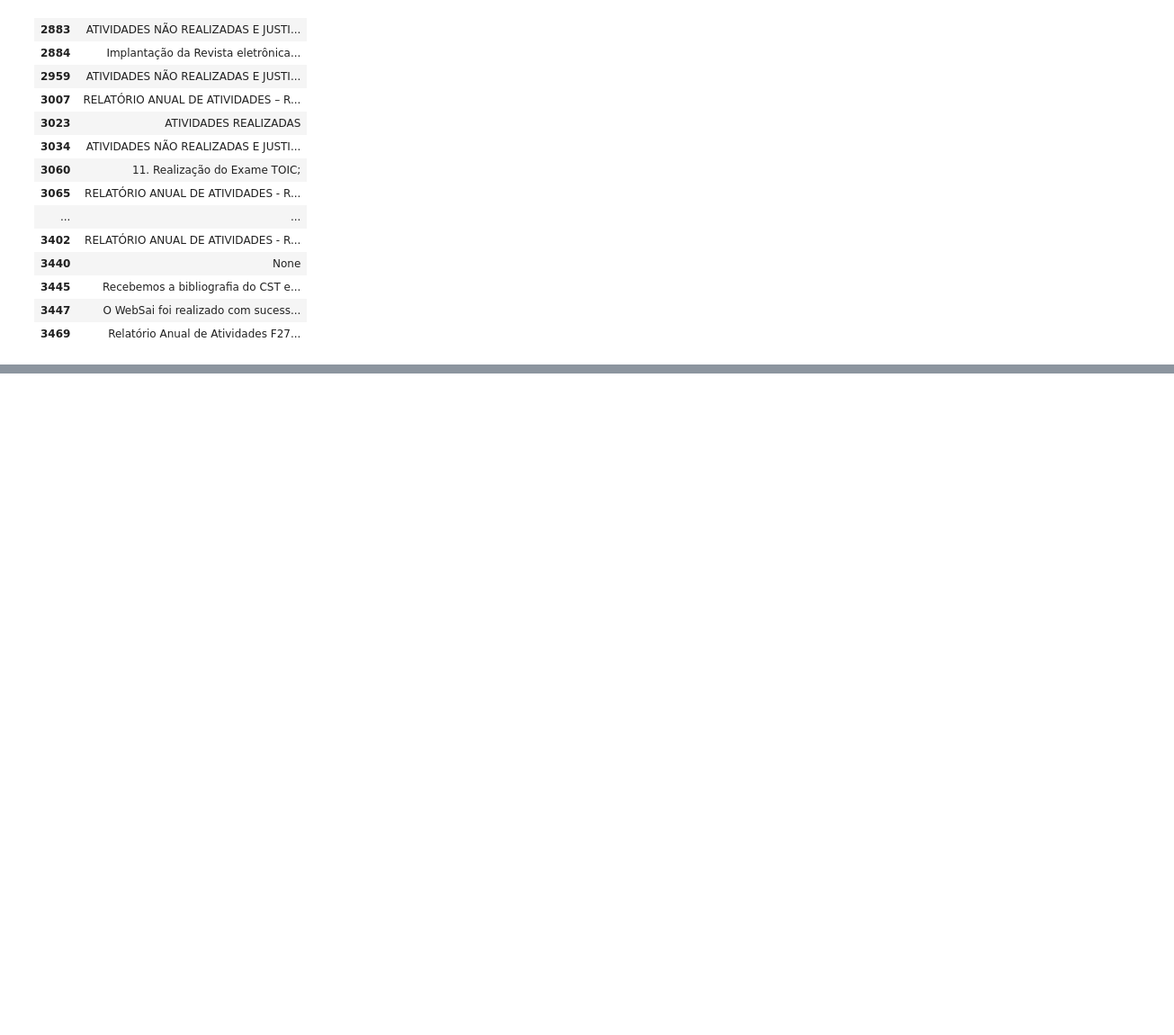
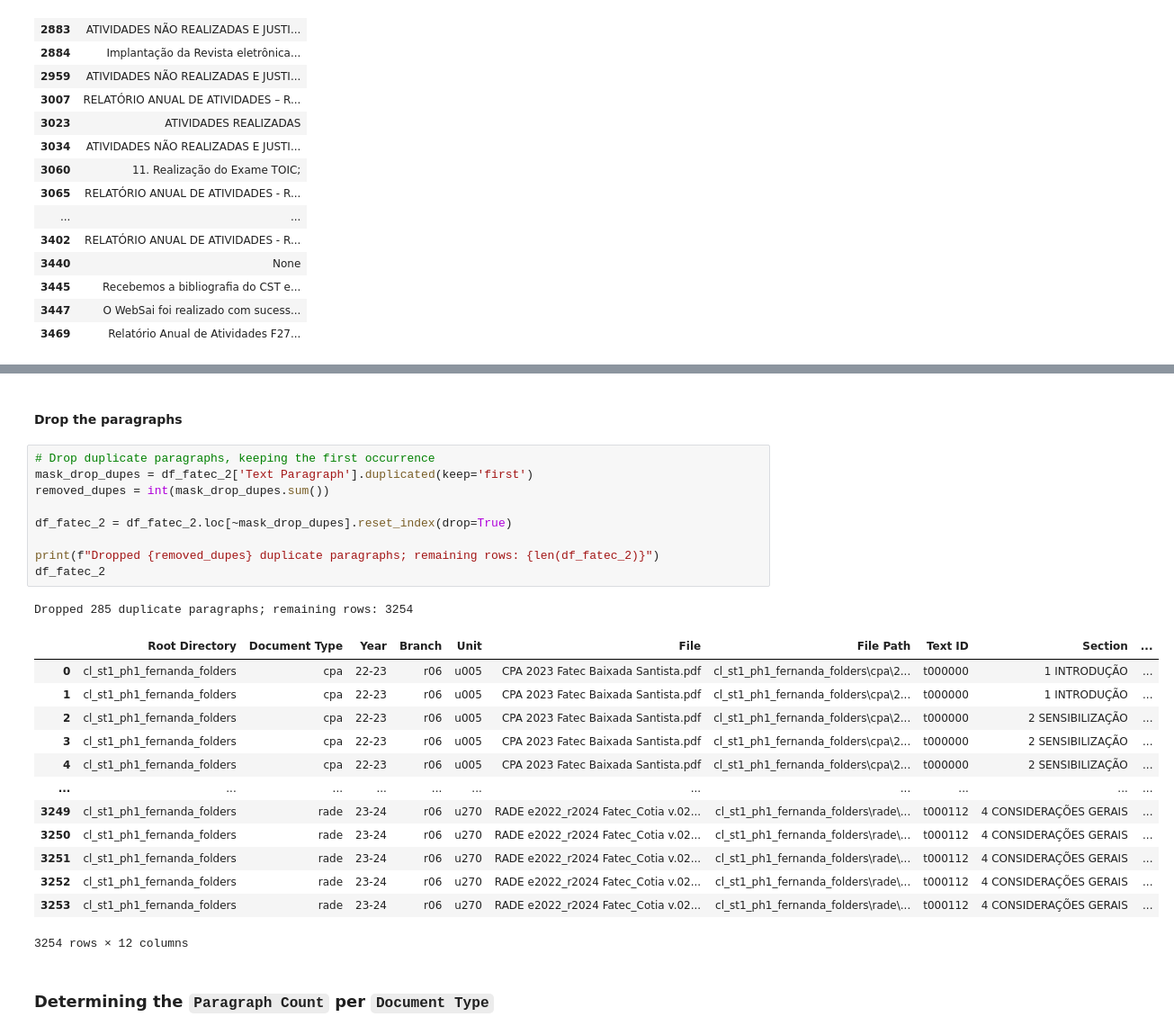
Before and after one commit to laelgelc/cl_st1_fernanda, a Jupyter notebook: CL_St1_Ph2_Fernanda.ipynb, the cells around one changed output, grey strips where cells are left out. Shown: that part at 90% size. Drawn from its saved outputs; the diff is of its cells as text; blank space fills up the shorter version.

```diff
--- a/CL_St1_Ph2_Fernanda.ipynb
+++ b/CL_St1_Ph2_Fernanda.ipynb
@@ -151,0 +159,28 @@ df_paragraphs_per_document_type
+# %% [markdown]
+#### Drop the paragraphs
+# %%
+# Drop duplicate paragraphs, keeping the first occurrence
+mask_drop_dupes = df_fatec_2['Text Paragraph'].duplicated(keep='first')
+removed_dupes = int(mask_drop_dupes.sum())
+
+df_fatec_2 = df_fatec_2.loc[~mask_drop_dupes].reset_index(drop=True)
+
+print(f"Dropped {removed_dupes} duplicate paragraphs; remaining rows: {len(df_fatec_2)}")
+df_fatec_2
+# %% [output]
+Dropped 285 duplicate paragraphs; remaining rows: 3254
+|  | Root Directory | Document Type | Year | Branch | Unit | File | File Path | Text ID | Section | ... |
+| 0 | cl_st1_ph1_fernanda_folders | cpa | 22-23 | r06 | u005 | CPA 2023 Fatec Baixada Santista.pdf | cl_st1_ph1_fernanda_folders\cpa\2... | t000000 | 1 INTRODUÇÃO | ... |
+| 1 | cl_st1_ph1_fernanda_folders | cpa | 22-23 | r06 | u005 | CPA 2023 Fatec Baixada Santista.pdf | cl_st1_ph1_fernanda_folders\cpa\2... | t000000 | 1 INTRODUÇÃO | ... |
+| 2 | cl_st1_ph1_fernanda_folders | cpa | 22-23 | r06 | u005 | CPA 2023 Fatec Baixada Santista.pdf | cl_st1_ph1_fernanda_folders\cpa\2... | t000000 | 2 SENSIBILIZAÇÃO | ... |
+| 3 | cl_st1_ph1_fernanda_folders | cpa | 22-23 | r06 | u005 | CPA 2023 Fatec Baixada Santista.pdf | cl_st1_ph1_fernanda_folders\cpa\2... | t000000 | 2 SENSIBILIZAÇÃO | ... |
+| 4 | cl_st1_ph1_fernanda_folders | cpa | 22-23 | r06 | u005 | CPA 2023 Fatec Baixada Santista.pdf | cl_st1_ph1_fernanda_folders\cpa\2... | t000000 | 2 SENSIBILIZAÇÃO | ... |
+| ... | ... | ... | ... | ... | ... | ... | ... | ... | ... | ... |
+| 3249 | cl_st1_ph1_fernanda_folders | rade | 23-24 | r06 | u270 | RADE e2022_r2024 Fatec_Cotia v.02... | cl_st1_ph1_fernanda_folders\rade\... | t000112 | 4 CONSIDERAÇÕES GERAIS | ... |
+| 3250 | cl_st1_ph1_fernanda_folders | rade | 23-24 | r06 | u270 | RADE e2022_r2024 Fatec_Cotia v.02... | cl_st1_ph1_fernanda_folders\rade\... | t000112 | 4 CONSIDERAÇÕES GERAIS | ... |
+| 3251 | cl_st1_ph1_fernanda_folders | rade | 23-24 | r06 | u270 | RADE e2022_r2024 Fatec_Cotia v.02... | cl_st1_ph1_fernanda_folders\rade\... | t000112 | 4 CONSIDERAÇÕES GERAIS | ... |
+| 3252 | cl_st1_ph1_fernanda_folders | rade | 23-24 | r06 | u270 | RADE e2022_r2024 Fatec_Cotia v.02... | cl_st1_ph1_fernanda_folders\rade\... | t000112 | 4 CONSIDERAÇÕES GERAIS | ... |
+| 3253 | cl_st1_ph1_fernanda_folders | rade | 23-24 | r06 | u270 | RADE e2022_r2024 Fatec_Cotia v.02... | cl_st1_ph1_fernanda_folders\rade\... | t000112 | 4 CONSIDERAÇÕES GERAIS | ... |
+3254 rows × 12 columns
+# %% [markdown]
+### Determining the `Paragraph Count` per `Document Type`
```
Also changed, not shown: parts of 59 cells of this notebook, 25 other files.
